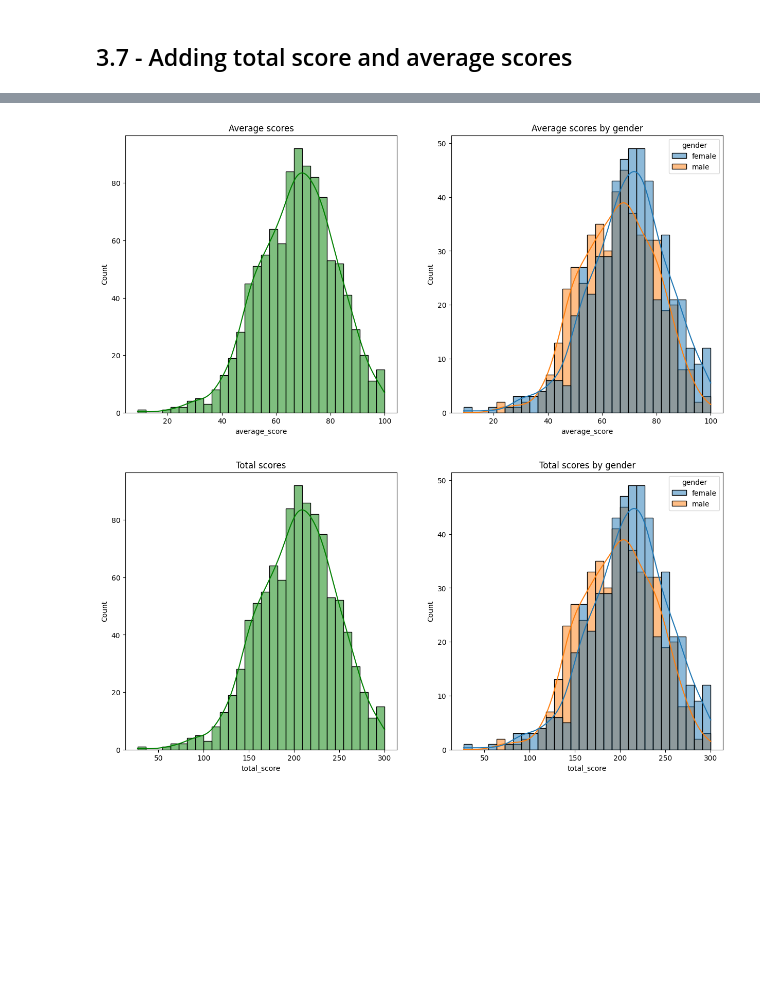
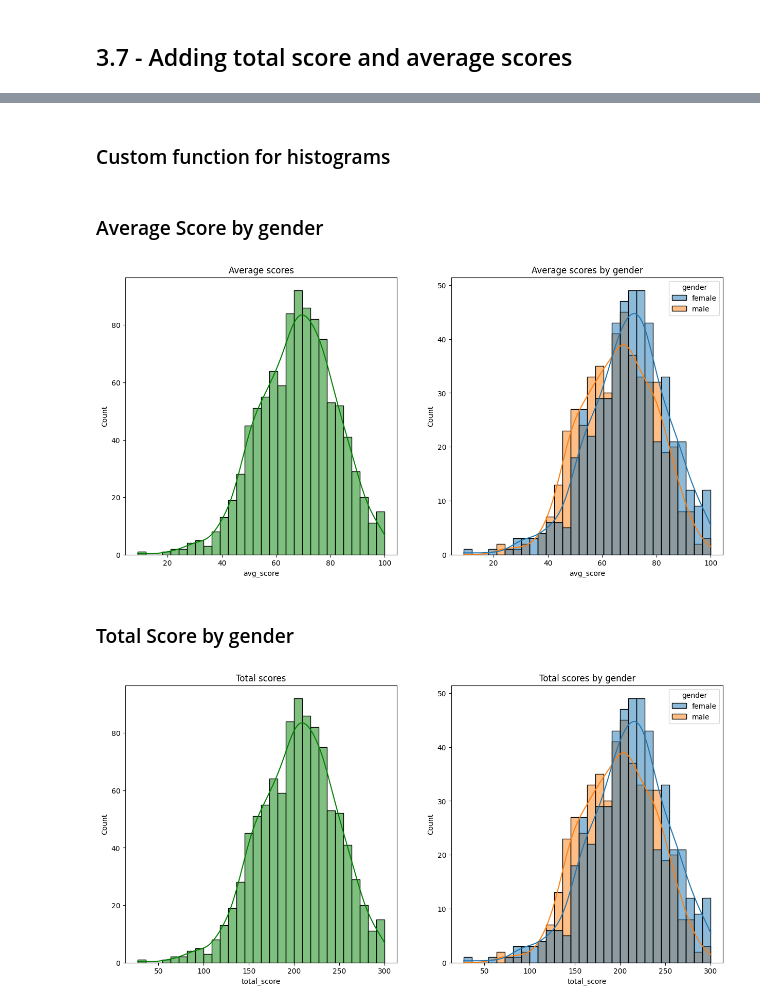
Before and after one commit to divergent96/image_to_table, a Jupyter notebook: notebook/1.EDA.ipynb, the cells around one changed output, grey strips where cells are left out. Drawn from its saved outputs; the diff is of its cells as text; code cells hidden in the pictures; blank space fills up the shorter version.

Commit message:
EDA with KDE plots. First run of model training

```diff
--- a/notebook/1.EDA.ipynb
+++ b/notebook/1.EDA.ipynb
@@ -20,7 +20,7 @@ warnings.filterwarnings('ignore') # Reduces
 # %% [markdown]
 ## 2.1 - Import dataset CSV file
 # %%
-df = pd.read_csv('data/data.csv')
+raw_data = pd.read_csv('data/data.csv')
 # %% [markdown]
 ## 2.2 - Basic information on file
 
@@ -183,10 +126,10 @@ array(['gender', 'race_ethnicity', 'parental_level_of_education', 'lunch',
 # %%
 score_cols = ['math_score', 'reading_score','writing_score']
 
-df['average_score'] = df[score_cols].mean(axis = 1)
-df['total_score'] = df[score_cols].sum(axis = 1)
+raw_data['avg_score'] = raw_data[score_cols].mean(axis = 1)
+raw_data['total_score'] = raw_data[score_cols].sum(axis = 1)
 
-df.head()
+raw_data.head()
 # %% [output]
 |  | gender | race_ethnicity | parental_level_of_education | lunch | test_preparation_course | math_score | ... |
 | 0 | female | group B | bachelor's degree | standard | none | 72 | ... |
@@ -205,0 +159,2 @@ df.head()
+# %% [markdown]
+### Custom function for histograms
@@ -206,16 +192,20 @@ df.head()
+# %% [markdown]
+### Average Score by gender
 # %%
 fig, ax = plt.subplots(1,2, figsize = (15,7))
 plt.subplot(121)
-sns.histplot(data = df, x = 'average_score', bins = 30, kde = True, color = 'g')
+sns.histplot(data = raw_data, x = 'avg_score', bins = 30, kde = True, color = 'g')
 plt.title("Average scores")
 
 plt.subplot(122)
-sns.histplot(data = df, x = 'average_score', bins = 30, kde = True, hue = 'gender')
+sns.histplot(data = raw_data, x = 'avg_score', bins = 30, kde = True, hue = 'gender')
 plt.title("Average scores by gender")
 
 plt.show()
 # %% [output]
-[figure, old version]
+[figure, new version]
+# %% [markdown]
+### Total Score by gender
 # %%
 fig, ax = plt.subplots(1,2, figsize = (15,7))
 plt.subplot(121)
```
Also changed, not shown: parts of 40 cells of this notebook, 7 other files.
